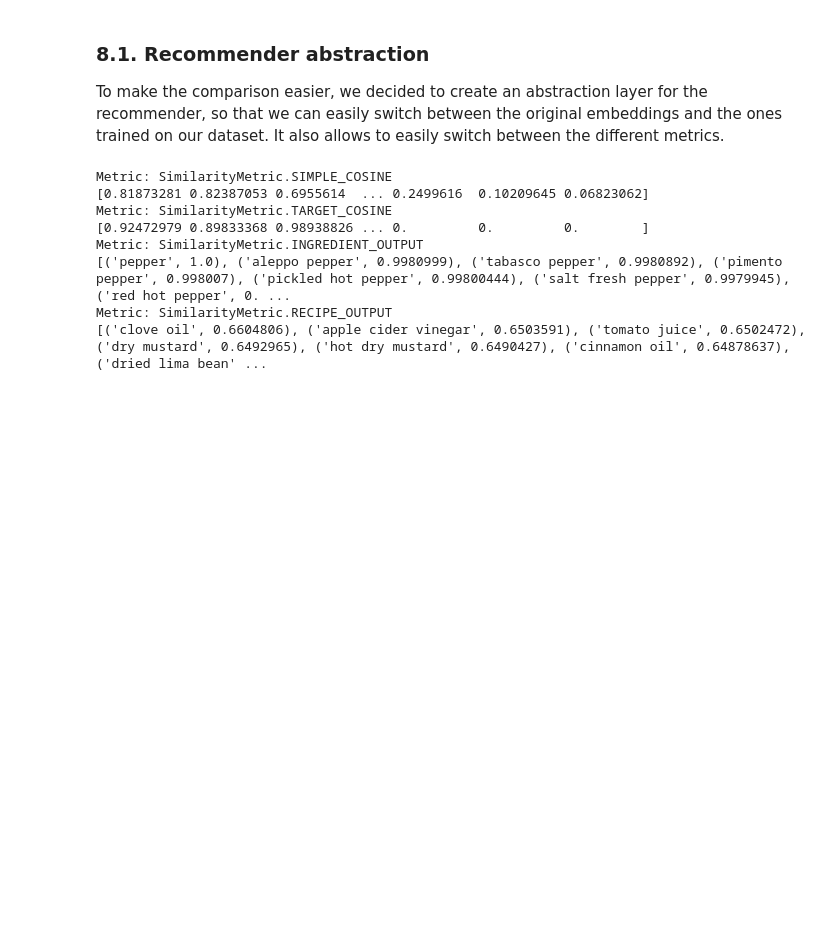
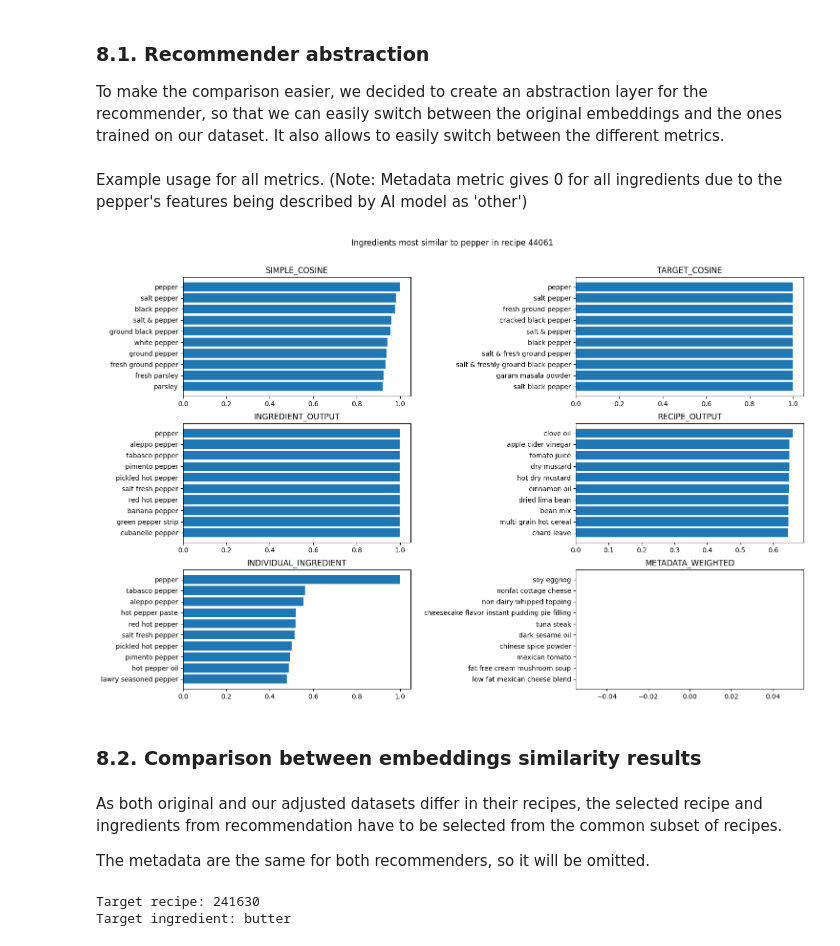
Before and after one commit to Tremirre/EaT-PIM-Revised, a Jupyter notebook: report.ipynb, the cells around one changed output. Drawn from its saved outputs; the diff is of its cells as text; code cells hidden in the pictures; blank space fills up the shorter version.

Commit message:
extend report with final results

```diff
--- a/report.ipynb
+++ b/report.ipynb
@@ -1156,7 +1166,7 @@ To make the comparison easier, we decided to create an abstraction layer for the
 # %%
 from report_utils.recommender import Recommender, SimilarityMetric
 
-recommender = Recommender(
+original_dataset_recommender = Recommender(
     "data/recipe_parsed_sm/",
     "GraphOps_recipe_parsed_sm_graph_TransE",
     "processed/categorized.json",
@@ -1169,19 +1176,33 @@ target_ing = "pepper"
-# %%
-for metric in SimilarityMetric:
-    if metric == SimilarityMetric.METADATA_WEIGHTED:
-        continue
-    print(f"Metric: {metric}")
-    print(recommender.evaluate_substitutes(
-        target_ing,
-        metric,
-        target_recipe
-    ))
-# %% [output]
-Metric: SimilarityMetric.SIMPLE_COSINE
-[0.81873281 0.82387053 0.6955614  ... 0.2499616  0.10209645 0.06823062]
-Metric: SimilarityMetric.TARGET_COSINE
-[0.92472979 0.89833368 0.98938826 ... 0.         0.         0.        ]
-Metric: SimilarityMetric.INGREDIENT_OUTPUT
-[('pepper', 1.0), ('aleppo pepper', 0.9980999), ('tabasco pepper', 0.9980892), ('pimento pepper', 0.998007), ('pickled hot pepper', 0.99800444), ('salt fresh pepper', 0.9979945), ('red hot pepper', 0. ...
-Metric: SimilarityMetric.RECIPE_OUTPUT
-[('clove oil', 0.6604806), ('apple cider vinegar', 0.6503591), ('tomato juice', 0.6502472), ('dry mustard', 0.6492965), ('hot dry mustard', 0.6490427), ('cinnamon oil', 0.64878637), ('dried lima bean' ...
+# %% [markdown]
+Example usage for all metrics. (Note: Metadata metric gives 0 for all ingredients due to the pepper's features being described by AI model as 'other')
+# %%
+target_recipe = '44061'
+target_ing = "pepper"
+
+fig, axs = plt.subplots(3, 2, figsize=(15, 10))
+
+axs_list = [ax for row in axs for ax in row]
+
+for i, metric in enumerate(SimilarityMetric):
+    substitutes_evaluation = original_dataset_recommender.evaluate_substitutes(
+        target_ing,
+        metric,
+        target_recipe
+    )
+    ranked_ingredients = np.argsort(substitutes_evaluation)[::-1]
+    top_10_ingredients = [original_dataset_recommender.ingredients[i] for i in ranked_ingredients[:10][::-1]]
+    top_10_values = [substitutes_evaluation[i] for i in ranked_ingredients[:10][::-1]]
+    axs_list[i].barh(
+        top_10_ingredients,
+        top_10_values
+    )
+    axs_list[i].set_title(f"{metric.name}")
+plt.tight_layout(w_pad=2)
+plt.suptitle(f"Ingredients most similar to {target_ing} in recipe {target_recipe}")
+
+# add top padding
+plt.subplots_adjust(top=0.9)
+# %% [output]
+[figure, added]
+# %% [markdown]
+### 8.2. Comparison between embeddings similarity results
@@ -1187,0 +1217,18 @@ Metric: SimilarityMetric.RECIPE_OUTPUT
+# %% [markdown]
+As both original and our adjusted datasets differ in their recipes, the selected recipe and ingredients from recommendation have to be selected from the common subset of recipes.
+
+The metadata are the same for both recommenders, so it will be omitted.
+# %%
+random.seed(42)
+
+adjusted_dataset_recipes = set(adjusted_dataset_recommender.recipe_data.keys())
+original_dataset_recipes = set(original_dataset_recommender.recipe_data.keys())
+
+target_recipe = random.choice(tuple(adjusted_dataset_recipes & original_dataset_recipes))
+target_ing = random.choice(tuple(original_dataset_recommender.recipe_data[target_recipe].ingredients))
+
+print(f"Target recipe: {target_recipe}")
+print(f"Target ingredient: {target_ing}")
+# %% [output]
+Target recipe: 241630
+Target ingredient: butter
```
Also changed, not shown: parts of 24 cells of this notebook, 2 other files.
